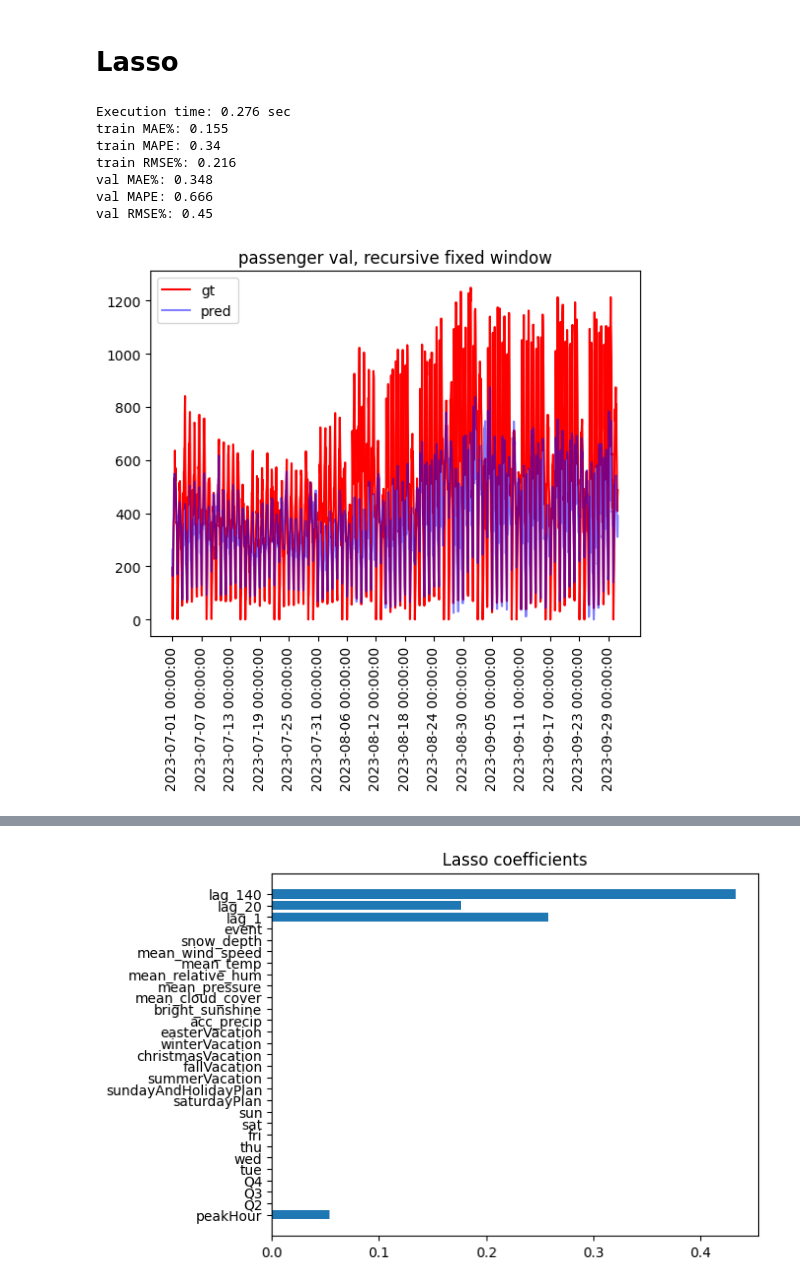
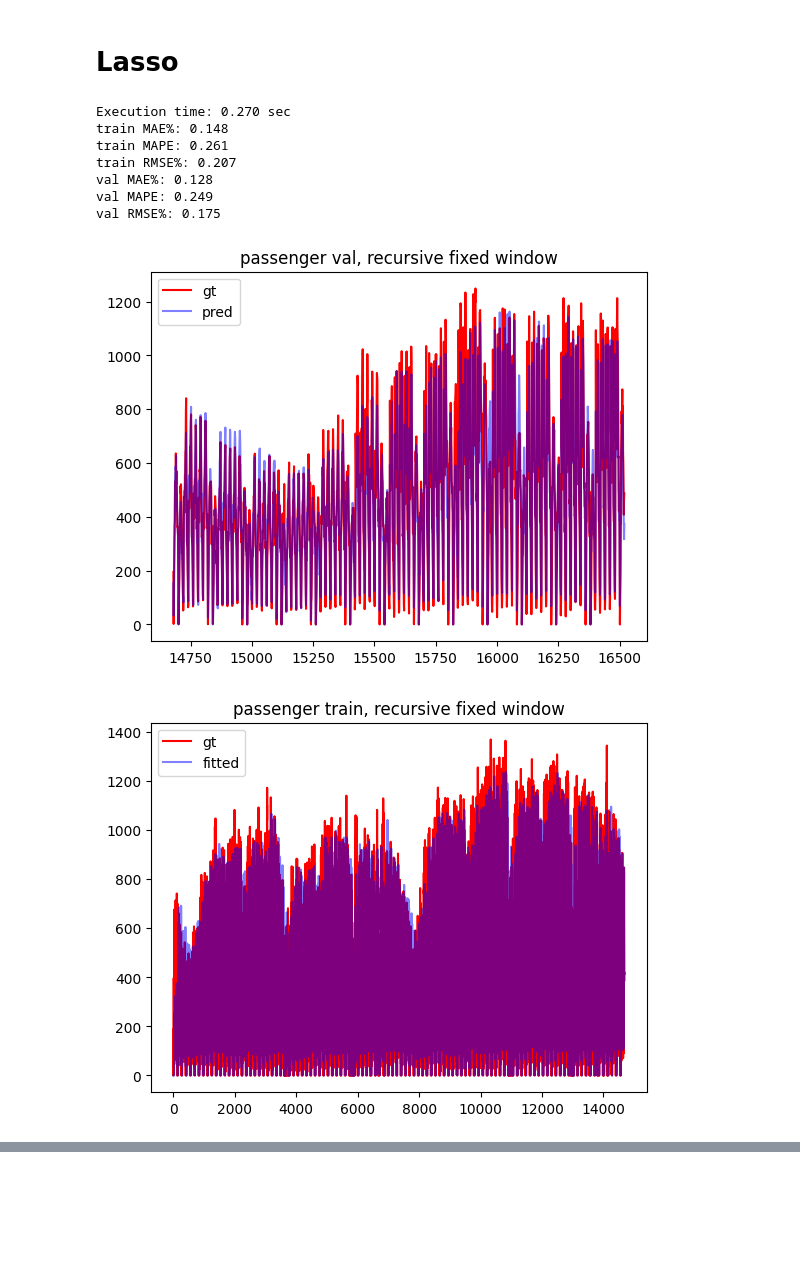
Before and after one commit to andr830g/Machine-Learning-Passenger-Forecasting, a Jupyter notebook: TimeSeriesModelling.ipynb, the cells around one changed output, grey strips where cells are left out. Saved outputs shown, nothing was run; the diff lists cells and outputs as text; code cells hidden in the pictures; blank space fills up the shorter version.

```diff
--- a/TimeSeriesModelling.ipynb
+++ b/TimeSeriesModelling.ipynb
@@ -116,55 +113,88 @@ val RMSE%: 0.585
 [figure]
 # %% [markdown]
 # Lasso
+# %%
+df60 = DataSplitter.getTrainData(60)
+df60_line = df60[df60['line'] == '1A']
+df60_line = df60_line.reset_index(drop=True)
+
+train60, val60 = DataSplitter.performTrainValSplit(df60_line)
+train60_line = train60.reset_index(drop=True)
+val60_line = val60.reset_index(drop=True)
+
+target = 'passengersBoarding'
+dropCols = ['date', 'hour', 'year', 'quarter', 'Q1', 'month', 'monthNumber', 'weekNumber', 'weekDay',
+            'dateNumber', 'mon', 'workdayPlan', 'line', 'passengersBoarding', 'eventName', 'datetime']
+
+train_index = pd.RangeIndex(start=0, stop=train60_line.shape[0])
+val_index = pd.RangeIndex(start=train60_line.shape[0], stop=train60_line.shape[0]+val60_line.shape[0])
+
+X_train = train60_line.drop(columns=dropCols, axis=1)
+y_train = train60_line[target]
+X_val = val60_line.drop(columns=dropCols, axis=1)
+y_val = val60_line[target]
+
+X_train.index = train_index
+y_train.index = train_index
+X_val.index = val_index
+y_val.index = val_index
 # %%
-# fixed window forecast (reestimation)
+# fixed window
 horizon = 40
-lags = [1, 20, 140]
-diff = 1
+lags = [20, 40, 60, 80, 100, 120, 140]
+diff = None # None or 1
 
-model = Lasso(alpha=0.1)
+model = Lasso(alpha=0.01, fit_intercept=True, max_iter=1000)
 scalar = StandardScaler()
 exog_scalar = StandardScaler()
 
 model, y_train_pred, y_val_pred = utils.fixedWindowForecastSklearn(
     X_train=X_train, y_train=y_train, X_val=X_val, y_val=y_val, model=model,
     horizon=horizon, differentiation=diff, lags=lags,
     scalar=scalar, exog_scalar=exog_scalar)
 
 print('train MAE%:', utils.MAE(y=y_train, yhat=y_train_pred))
 print('train MAPE:', utils.MAPE(y=y_train, yhat=y_train_pred))
 print('train RMSE%:', utils.RMSE(y=y_train, yhat=y_train_pred))
 
 print('val MAE%:', utils.MAE(y=y_val, yhat=y_val_pred))
 print('val MAPE:', utils.MAPE(y=y_val, yhat=y_val_pred))
 print('val RMSE%:', utils.RMSE(y=y_val, yhat=y_val_pred))
 
-plt.plot(X_val.index, val60_line['passengersBoarding'], color='red', label='gt')
+plt.plot(X_val.index, y_val, color='red', label='gt')
 plt.plot(X_val.index, y_val_pred, color='blue', alpha=0.5, label='pred')
-plt.xticks(range(y_val.index[0], y_val.index[-1] + 1, horizon*3), val60_line['datetime'].values[::horizon*3], rotation=90)
+#plt.xticks(range(y_val.index[0], y_val.index[-1] + 1, horizon*3), val60_line['datetime'].values[::horizon*3], rotation=90)
 plt.title('passenger val, recursive fixed window')
+plt.legend()
+plt.show()
+
+plt.plot(X_train.index, y_train, color='red', label='gt')
+plt.plot(X_train.index, y_train_pred, color='blue', alpha=0.5, label='fitted')
+#plt.xticks(range(y_val.index[0], y_val.index[-1] + 1, horizon*3), val60_line['datetime'].values[::horizon*3], rotation=90)
+plt.title('passenger train, recursive fixed window')
 plt.legend()
 plt.show()
 
 # Use statsmodels to perform OLS regression and output summary
 X_train_lagged = X_train.copy(deep=True)
 if lags:
     for lag in lags:
         X_train_lagged[f'lag_{lag}'] = y_train.shift(periods=lag).fillna(0)
 ols_model = sm.OLS(y_train, sm.add_constant(X_train_lagged)).fit()
 print(ols_model.summary())
 
 plt.barh(X_train_lagged.columns, model.coef_)
 plt.title('Lasso coefficients')
 plt.show()
 # %% [output]
-Execution time: 0.276 sec
-train MAE%: 0.155
-train MAPE: 0.34
-train RMSE%: 0.216
-val MAE%: 0.348
-val MAPE: 0.666
-val RMSE%: 0.45
+Execution time: 0.270 sec
+train MAE%: 0.148
+train MAPE: 0.261
+train RMSE%: 0.207
+val MAE%: 0.128
+val MAPE: 0.249
+val RMSE%: 0.175
-[figure, old version]
+[figure, new version]
+[figure, new version]
                             OLS Regression Results
 ==============================================================================
@@ -185,2 +215 @@ Notes:
 strong multicollinearity or other numerical problems.
-[figure, old version]
```
Also changed, not shown: parts of 7 cells of this notebook, 1 other file.
